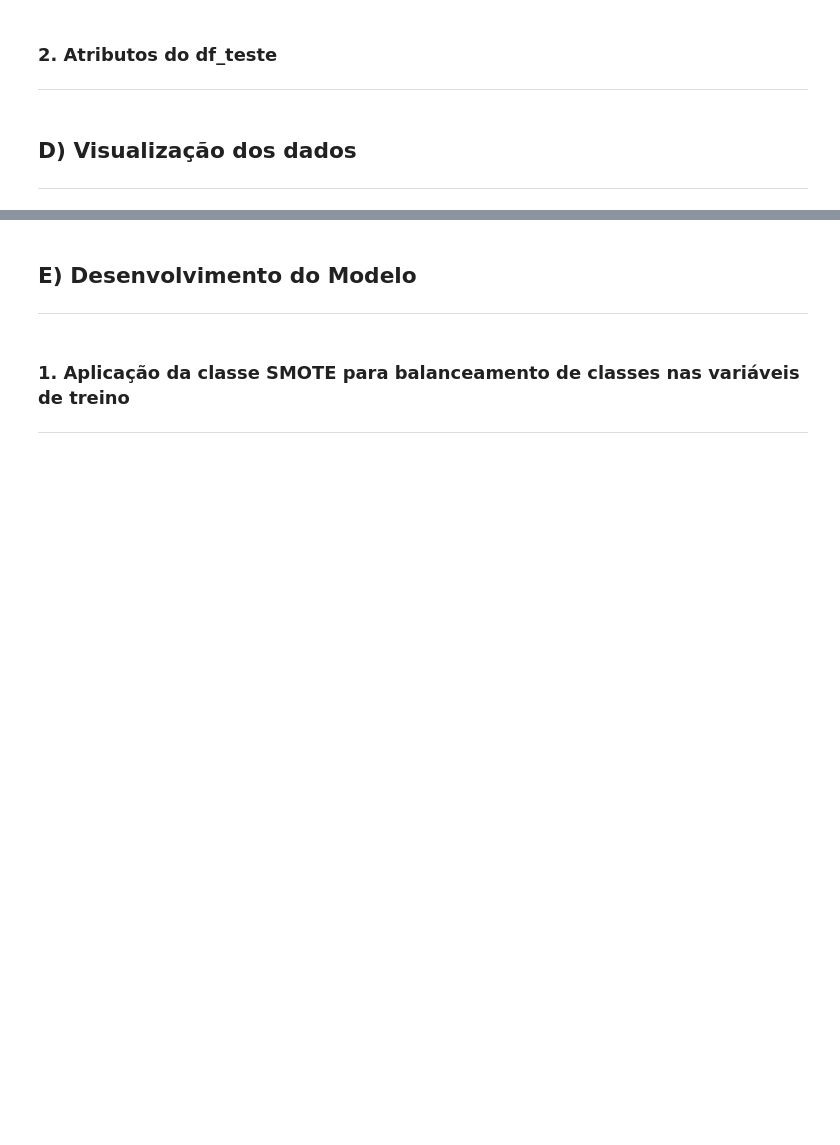
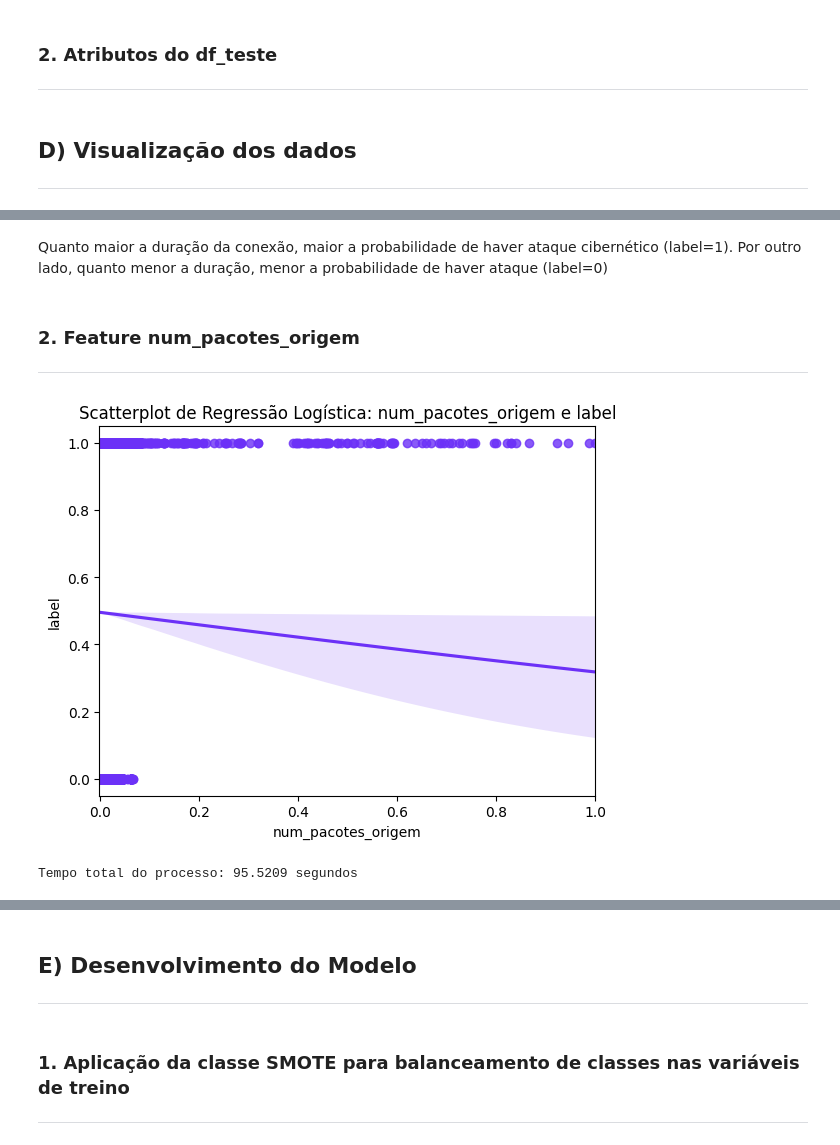
Before and after one commit to rafaeldecastro195/ml-supervisionado-cybersecurity, a Jupyter notebook: src/modelos/regressao_logistica/desenvolvendo_modelo_rs.ipynb, the cells around one changed output, grey strips where cells are left out. Drawn from its saved outputs; the diff is of its cells as text; code cells hidden in the pictures; blank space fills up the shorter version.

```diff
--- a/src/modelos/regressao_logistica/desenvolvendo_modelo_rs.ipynb
+++ b/src/modelos/regressao_logistica/desenvolvendo_modelo_rs.ipynb
@@ -154,0 +152,14 @@ TypeError: gerar_regplot() got an unexpected keyword argument 'log'
+# %% [markdown]
+Quanto maior a duração da conexão, maior a probabilidade de haver ataque cibernético (label=1). Por outro lado, quanto menor a duração, menor a probabilidade de haver ataque (label=0)
+# %% [markdown]
+### 2. Feature num_pacotes_origem
+---
+# %%
+comeco_processo = time.time()
+plot = pg.gerar_regplot(df_treino, 'num_pacotes_origem', 'label', log=True)
+fim_processo = time.time()
+
+print(f"Tempo total do processo: {(fim_processo - comeco_processo):.4f} segundos")
+# %% [output]
+[figure, added]
+Tempo total do processo: 95.5209 segundos
```
Also changed, not shown: parts of 82 cells of this notebook, 1 other file.
